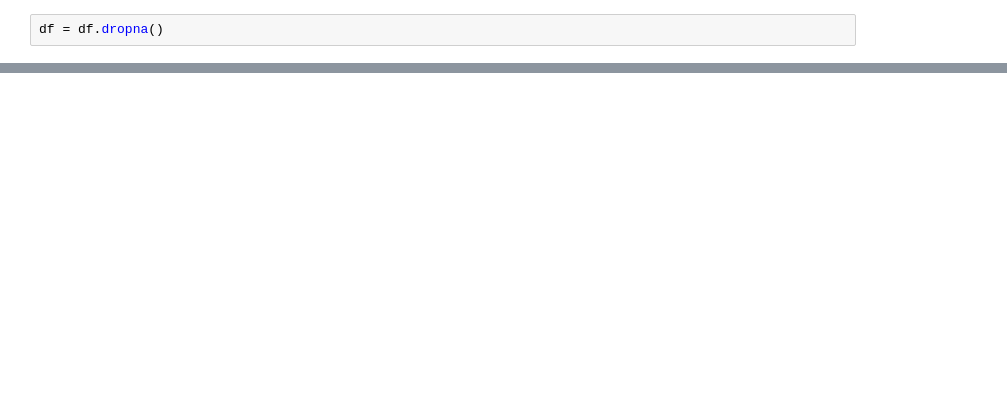
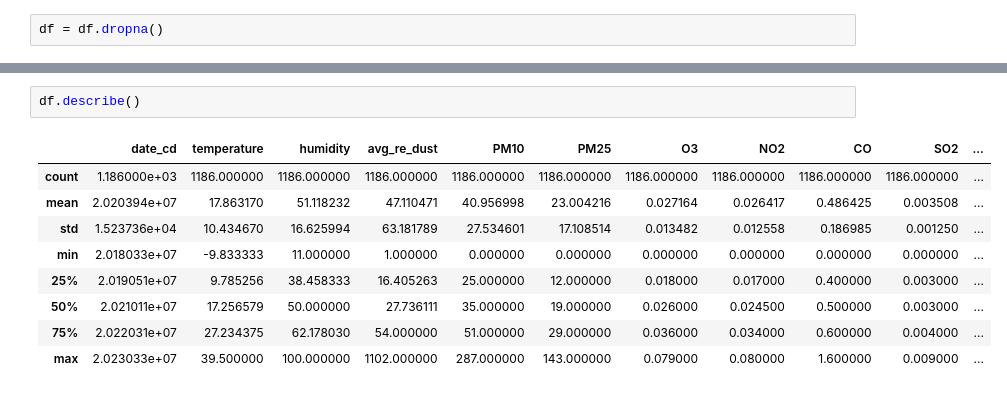
Before and after one commit to datajobbu/2023_1st_datamining, a Jupyter notebook: modeling/eda.ipynb, the cells around one changed output, grey strips where cells are left out. Drawn from its saved outputs; the diff is of its cells as text; blank space fills up the shorter version.

```diff
--- a/modeling/eda.ipynb
+++ b/modeling/eda.ipynb
@@ -40,0 +133,12 @@ df.head()
+# %%
+df.describe()
+# %% [output]
+|  | date_cd | temperature | humidity | avg_re_dust | PM10 | PM25 | O3 | NO2 | CO | SO2 | ... |
+| count | 1.186000e+03 | 1186.000000 | 1186.000000 | 1186.000000 | 1186.000000 | 1186.000000 | 1186.000000 | 1186.000000 | 1186.000000 | 1186.000000 | ... |
+| mean | 2.020394e+07 | 17.863170 | 51.118232 | 47.110471 | 40.956998 | 23.004216 | 0.027164 | 0.026417 | 0.486425 | 0.003508 | ... |
+| std | 1.523736e+04 | 10.434670 | 16.625994 | 63.181789 | 27.534601 | 17.108514 | 0.013482 | 0.012558 | 0.186985 | 0.001250 | ... |
+| min | 2.018033e+07 | -9.833333 | 11.000000 | 1.000000 | 0.000000 | 0.000000 | 0.000000 | 0.000000 | 0.000000 | 0.000000 | ... |
+| 25% | 2.019051e+07 | 9.785256 | 38.458333 | 16.405263 | 25.000000 | 12.000000 | 0.018000 | 0.017000 | 0.400000 | 0.003000 | ... |
+| 50% | 2.021011e+07 | 17.256579 | 50.000000 | 27.736111 | 35.000000 | 19.000000 | 0.026000 | 0.024500 | 0.500000 | 0.003000 | ... |
+| 75% | 2.022031e+07 | 27.234375 | 62.178030 | 54.000000 | 51.000000 | 29.000000 | 0.036000 | 0.034000 | 0.600000 | 0.004000 | ... |
+| max | 2.023033e+07 | 39.500000 | 100.000000 | 1102.000000 | 287.000000 | 143.000000 | 0.079000 | 0.080000 | 1.600000 | 0.009000 | ... |
```
Also changed, not shown: parts of 12 cells of this notebook, 4 other files.
